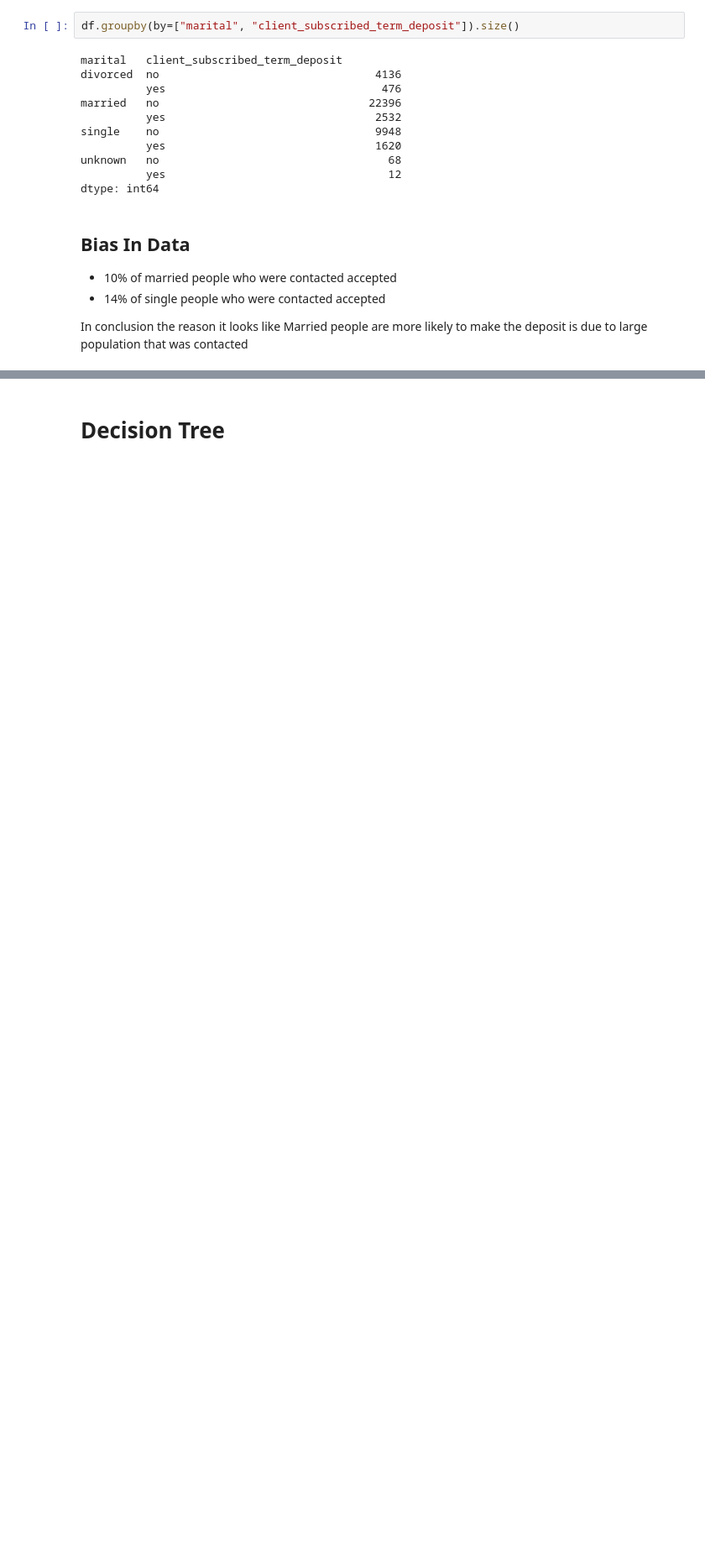
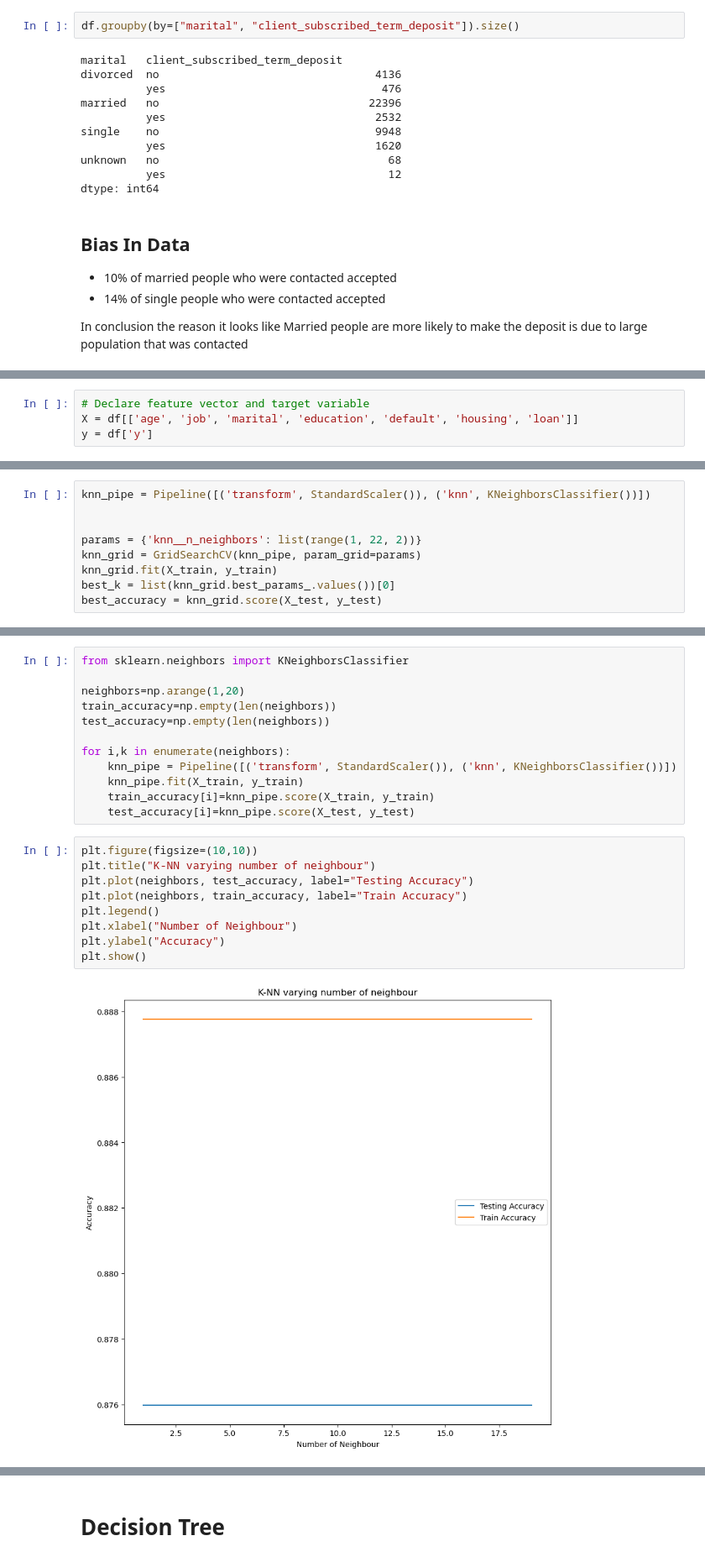
Before and after one commit to srideviaishwariya/rainier, a Jupyter notebook: module_17_starter/prompt_III.ipynb, the cells around one changed output, grey strips where cells are left out. Shown at 84% size. Drawn from its saved outputs; the diff is of its cells as text; blank space fills up the shorter version.

```diff
--- a/module_17_starter/prompt_III.ipynb
+++ b/module_17_starter/prompt_III.ipynb
@@ -428,0 +541,4 @@ print(fiftypipe_fp)
+# %%
+# Declare feature vector and target variable
+X = df[['age', 'job', 'marital', 'education', 'default', 'housing', 'loan']]
+y = df['y']
@@ -428,0 +580,9 @@ print(fiftypipe_fp)
+# %%
+knn_pipe = Pipeline([('transform', StandardScaler()), ('knn', KNeighborsClassifier())])
+
+
+params = {'knn__n_neighbors': list(range(1, 22, 2))}
+knn_grid = GridSearchCV(knn_pipe, param_grid=params)
+knn_grid.fit(X_train, y_train)
+best_k = list(knn_grid.best_params_.values())[0]
+best_accuracy = knn_grid.score(X_test, y_test)
@@ -428,0 +595,23 @@ print(fiftypipe_fp)
+# %%
+from sklearn.neighbors import KNeighborsClassifier
+
+neighbors=np.arange(1,20)
+train_accuracy=np.empty(len(neighbors))
+test_accuracy=np.empty(len(neighbors))
+
+for i,k in enumerate(neighbors):
+    knn_pipe = Pipeline([('transform', StandardScaler()), ('knn', KNeighborsClassifier())])
+    knn_pipe.fit(X_train, y_train)
+    train_accuracy[i]=knn_pipe.score(X_train, y_train)
+    test_accuracy[i]=knn_pipe.score(X_test, y_test)
+# %%
+plt.figure(figsize=(10,10))
+plt.title("K-NN varying number of neighbour")
+plt.plot(neighbors, test_accuracy, label="Testing Accuracy")
+plt.plot(neighbors, train_accuracy, label="Train Accuracy")
+plt.legend()
+plt.xlabel("Number of Neighbour")
+plt.ylabel("Accuracy")
+plt.show()
+# %% [output]
+[figure, added]
```
Also changed, not shown: parts of 96 cells of this notebook, 4 other files.
